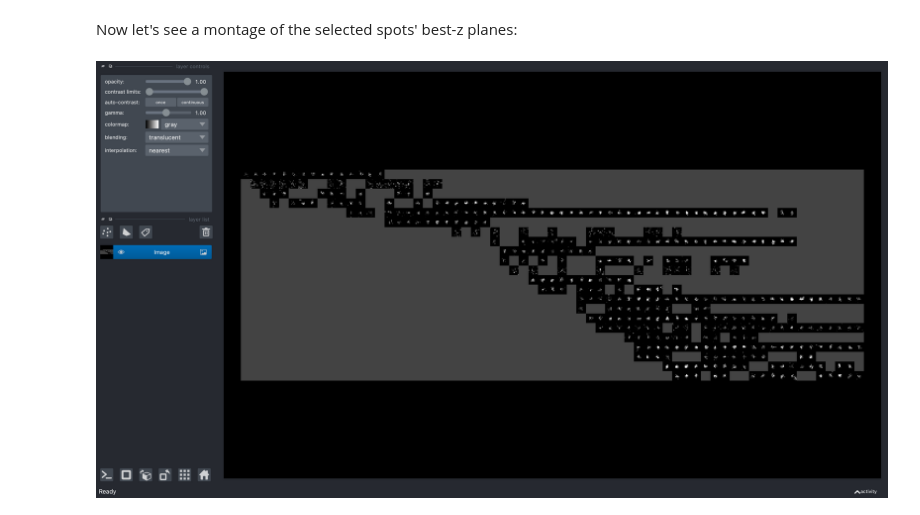
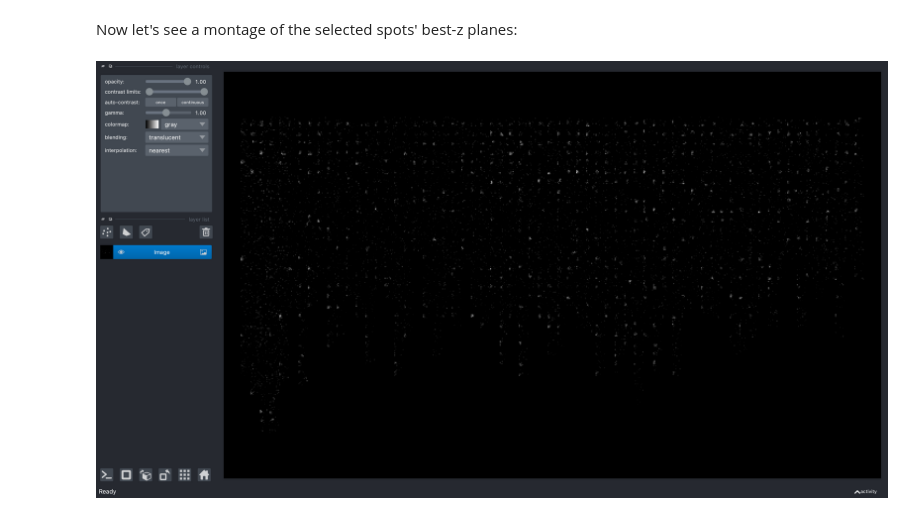
Before and after one commit to Colorado-State-University-Stasevich-Lab/croparray, a Jupyter notebook: notebooks/ToolDevelopment_Harringtonine_Morisaki_Luis.ipynb, the cells around one changed output. Saved outputs shown, nothing was run; the diff lists cells and outputs as text; code cells hidden in the pictures.

Commit message:
updating napari viewer

```diff
--- a/notebooks/ToolDevelopment_Harringtonine_Morisaki_Luis.ipynb
+++ b/notebooks/ToolDevelopment_Harringtonine_Morisaki_Luis.ipynb
@@ -377,7 +377,7 @@ import napari
 from napari.utils import nbscreenshot
 viewer = napari.Viewer()
 # %%
-viewer = napari.view_image(ca.montage(my_taz.sel(ch=1).best_z,row='track_id',col='t'),contrast_limits=[60,800])
+viewer = napari.view_image(ca.montage(my_ca.sel(fov=0,ch=0).best_z,row='n',col='t'),contrast_limits=[60,800])
 nbscreenshot(viewer)
 # %% [output]
-[figure, old version]
+[figure, new version]
```
